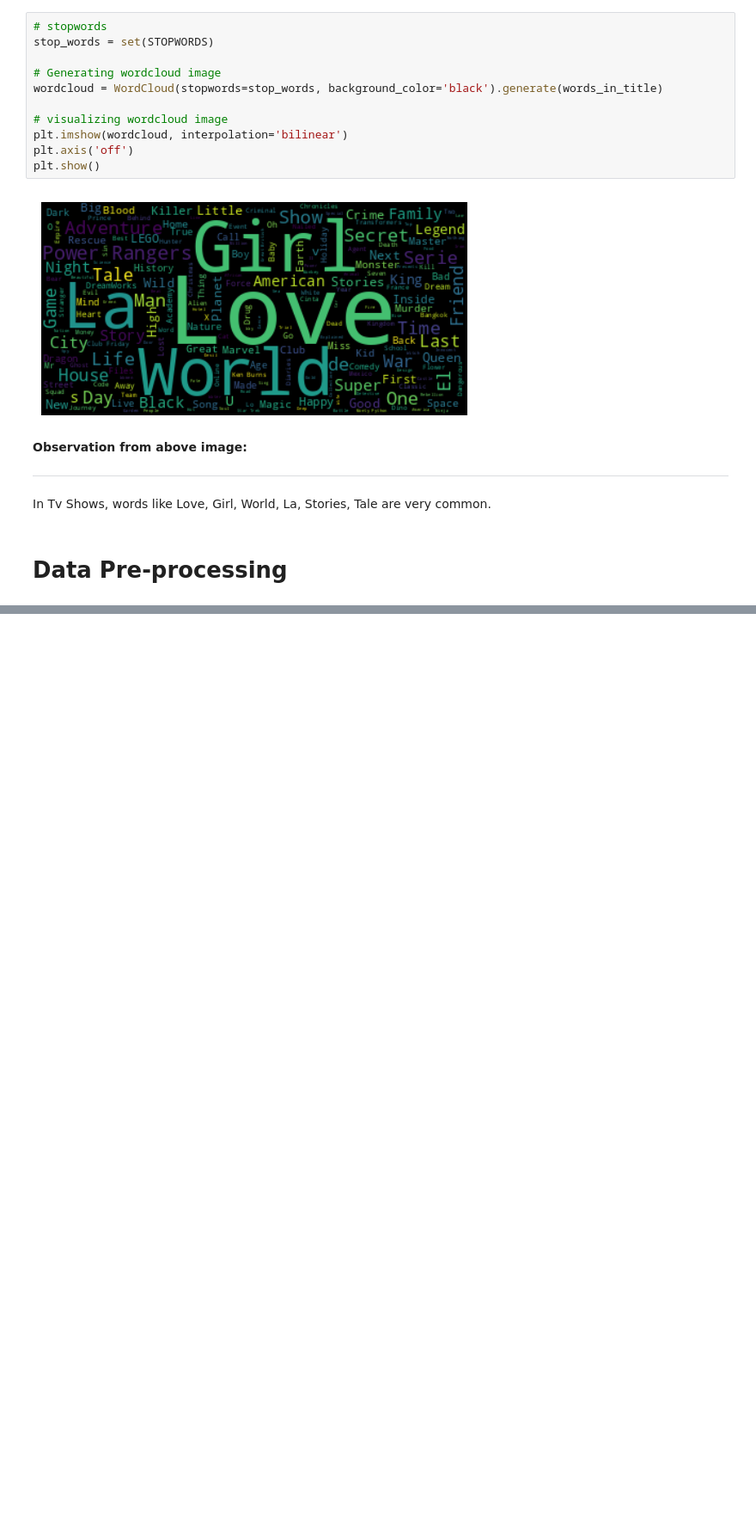
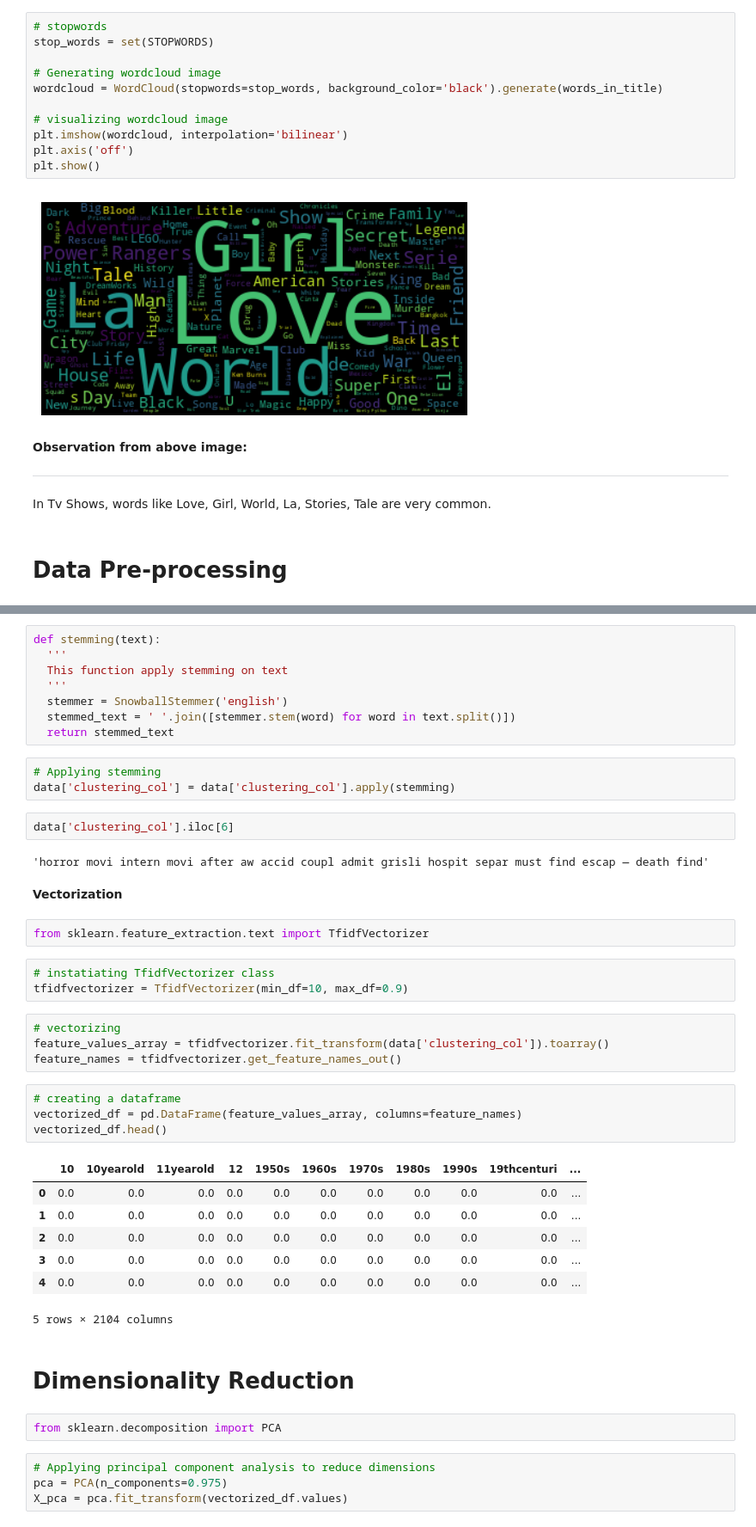
Before and after one commit to anasmalik081/Netflix-Movies-and-TV-Shows-Clustering-Capstone-Project, a Jupyter notebook: Individual_Notebook_Netflix_Movies_and_TV_Shows_Clustering_Capstone_Project.ipynb, the cells around one changed output, grey strips where cells are left out. Shown at 86% size. Drawn from its saved outputs; the diff is of its cells as text; blank space fills up the shorter version.

Commit message:
Data Preprocessing Done Commit

```diff
--- a/Individual_Notebook_Netflix_Movies_and_TV_Shows_Clustering_Capstone_Project.ipynb
+++ b/Individual_Notebook_Netflix_Movies_and_TV_Shows_Clustering_Capstone_Project.ipynb
@@ -772,0 +884,46 @@ In Tv Shows, words like Love, Girl, World, La, Stories, Tale are very common.
+# %%
+def stemming(text):
+  '''
+  This function apply stemming on text
+  '''
+  stemmer = SnowballStemmer('english')
+  stemmed_text = ' '.join([stemmer.stem(word) for word in text.split()])
+  return stemmed_text
+# %%
+# Applying stemming
+data['clustering_col'] = data['clustering_col'].apply(stemming)
+# %%
+data['clustering_col'].iloc[6]
+# %% [output]
+'horror movi intern movi after aw accid coupl admit grisli hospit separ must find escap — death find'
+# %% [markdown]
+**Vectorization**
+# %%
+from sklearn.feature_extraction.text import TfidfVectorizer
+# %%
+# instatiating TfidfVectorizer class
+tfidfvectorizer = TfidfVectorizer(min_df=10, max_df=0.9)
+# %%
+# vectorizing
+feature_values_array = tfidfvectorizer.fit_transform(data['clustering_col']).toarray()
+feature_names = tfidfvectorizer.get_feature_names_out()
+# %%
+# creating a dataframe
+vectorized_df = pd.DataFrame(feature_values_array, columns=feature_names)
+vectorized_df.head()
+# %% [output]
+|  | 10 | 10yearold | 11yearold | 12 | 1950s | 1960s | 1970s | 1980s | 1990s | 19thcenturi | ... |
+| 0 | 0.0 | 0.0 | 0.0 | 0.0 | 0.0 | 0.0 | 0.0 | 0.0 | 0.0 | 0.0 | ... |
+| 1 | 0.0 | 0.0 | 0.0 | 0.0 | 0.0 | 0.0 | 0.0 | 0.0 | 0.0 | 0.0 | ... |
+| 2 | 0.0 | 0.0 | 0.0 | 0.0 | 0.0 | 0.0 | 0.0 | 0.0 | 0.0 | 0.0 | ... |
+| 3 | 0.0 | 0.0 | 0.0 | 0.0 | 0.0 | 0.0 | 0.0 | 0.0 | 0.0 | 0.0 | ... |
+| 4 | 0.0 | 0.0 | 0.0 | 0.0 | 0.0 | 0.0 | 0.0 | 0.0 | 0.0 | 0.0 | ... |
+5 rows × 2104 columns
+# %% [markdown]
+# Dimensionality Reduction
+# %%
+from sklearn.decomposition import PCA
+# %%
+# Applying principal component analysis to reduce dimensions
+pca = PCA(n_components=0.975)
+X_pca = pca.fit_transform(vectorized_df.values)
```
Also changed, not shown: parts of 30 cells of this notebook.
